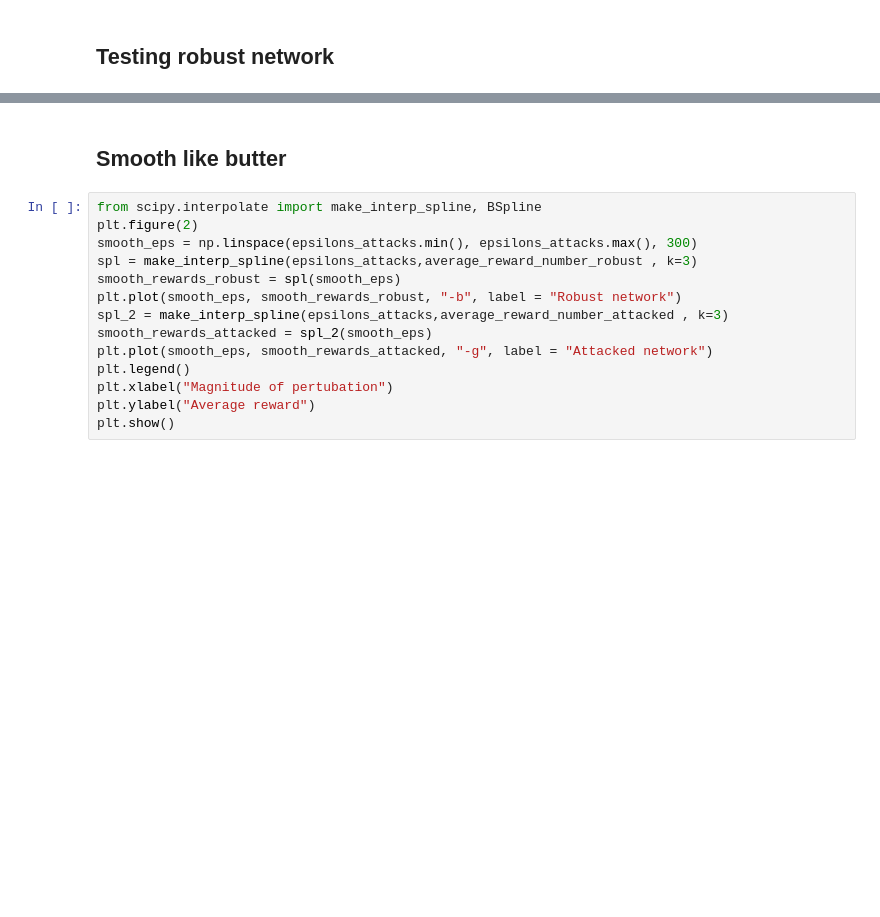
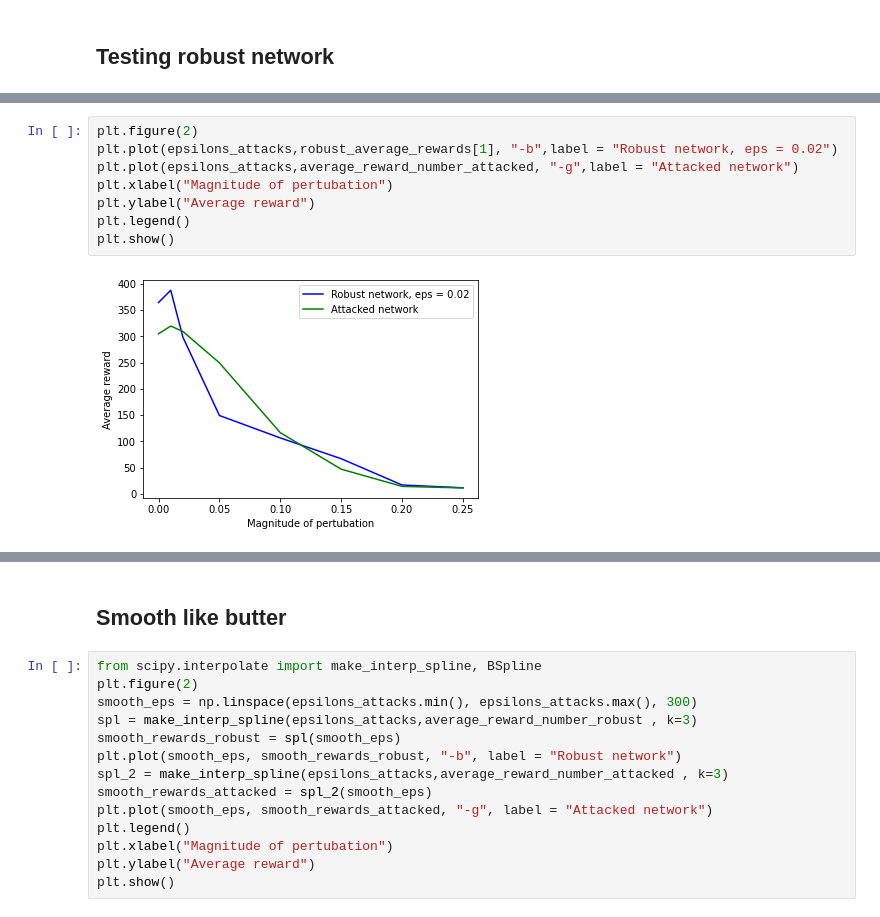
Before and after one commit to Jackkert/robustDRL, a Jupyter notebook: DQN_attacked_and_defended.ipynb, the cells around one changed output, grey strips where cells are left out. Drawn from its saved outputs; the diff is of its cells as text; blank space fills up the shorter version.

```diff
--- a/DQN_attacked_and_defended.ipynb
+++ b/DQN_attacked_and_defended.ipynb
@@ -402,0 +384,10 @@ plt.show()
+# %%
+plt.figure(2)
+plt.plot(epsilons_attacks,robust_average_rewards[1], "-b",label = "Robust network, eps = 0.02")
+plt.plot(epsilons_attacks,average_reward_number_attacked, "-g",label = "Attacked network")
+plt.xlabel("Magnitude of pertubation")
+plt.ylabel("Average reward")
+plt.legend()
+plt.show()
+# %% [output]
+[figure, added]
```
Also changed, not shown: parts of 23 cells of this notebook.
